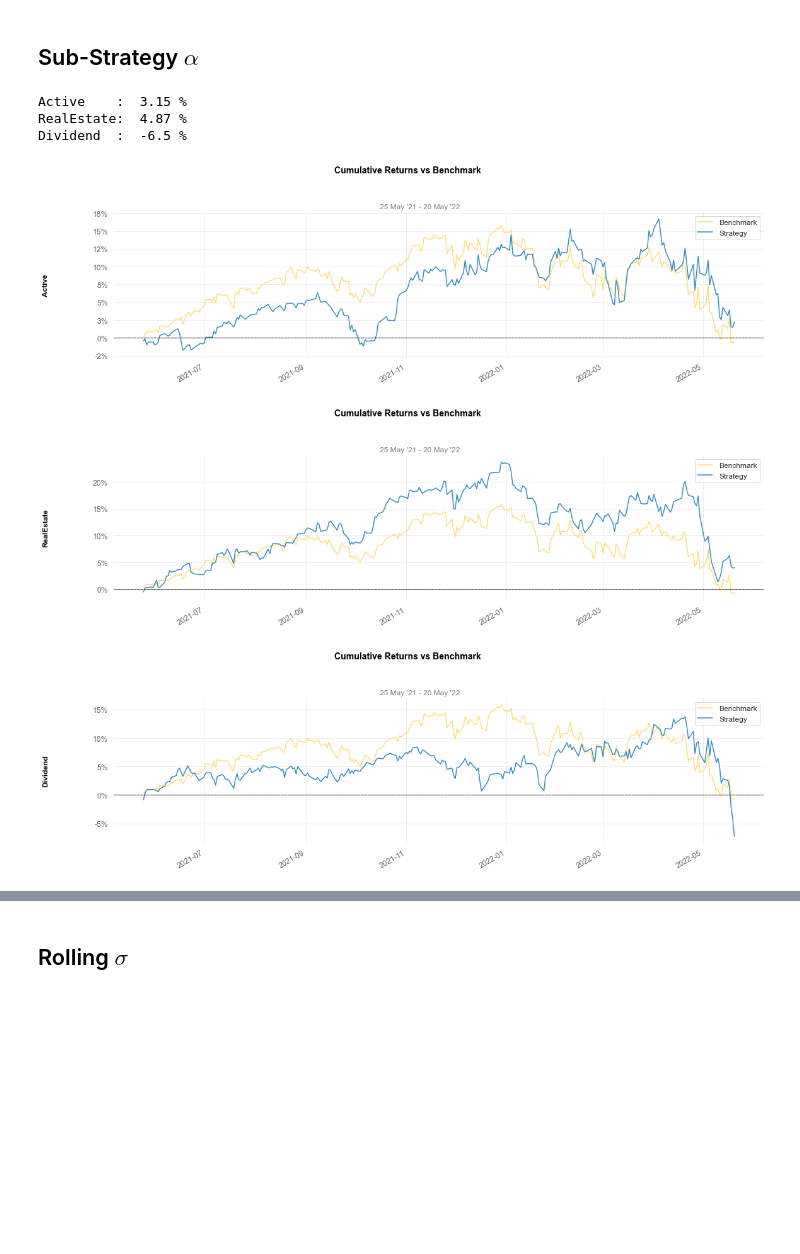
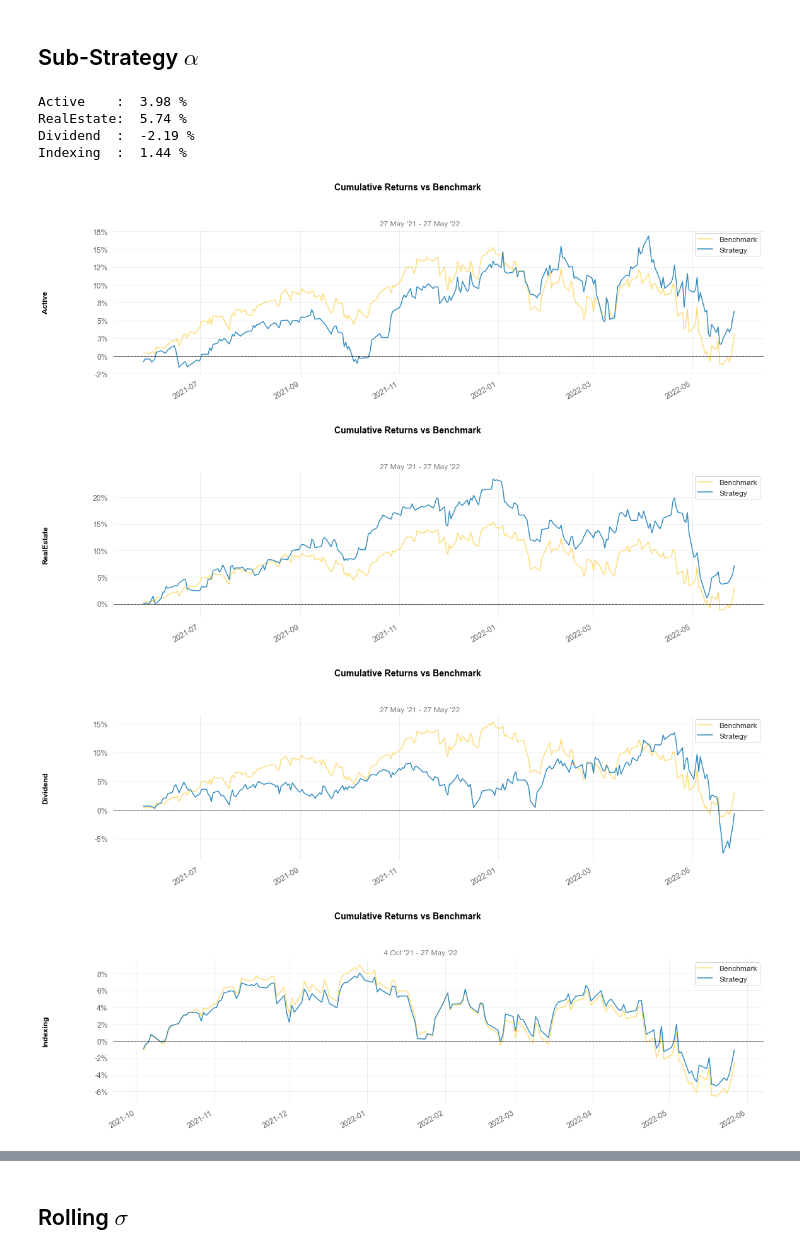
Before and after one commit to webclinic017/pyportlib, a Jupyter notebook: examples/ptf_analysis.ipynb, the cells around one changed output, grey strips where cells are left out. Cells and saved outputs as stored; diff of their text form; code cells hidden in the pictures; blank space fills up the shorter version.

```diff
--- a/examples/ptf_analysis.ipynb
+++ b/examples/ptf_analysis.ipynb
@@ -11,7 +11,3 @@ benchmark = pyportlib.Portfolio(account='bench_tfsa', currency='CAD')
 q = pyportlib.QuestradeConnection(account_name='tfsa')
 # %% [markdown]
 Updating portfolio data
-# %%
-ptf.update_data(fundamentals_and_dividends=False)
-benchmark.update_data(fundamentals_and_dividends=False)
-q.update_ptf(ptf)
@@ -34,19 +23,25 @@ lk="1y"
 active_alpha = pyportlib.stats.alpha(ptf, lookback=lk, tags=["Active"], benchmark=benchmark)
 real_estate_alpha = pyportlib.stats.alpha(ptf, lookback=lk, tags=["RealEstate"], benchmark=benchmark)
 dividend_alpha = pyportlib.stats.alpha(ptf, lookback=lk, tags=["Dividend"], benchmark=benchmark)
+indexing_alpha = pyportlib.stats.alpha(ptf, lookback=lk, tags=["Indexing"], benchmark=benchmark)
+
 
 print("Active    : ", round(active_alpha*100, 2), "%")
 print("RealEstate: ", round(real_estate_alpha*100, 2), "%")
 print("Dividend  : ", round(dividend_alpha*100, 2), "%")
+print("Indexing  : ", round(indexing_alpha*100, 2), "%")
 # %% [output]
-Active    :  3.15 %
-RealEstate:  4.87 %
-Dividend  :  -6.5 %
+Active    :  3.98 %
+RealEstate:  5.74 %
+Dividend  :  -2.19 %
+Indexing  :  1.44 %
 # %%
 pyportlib.plots.returns(ptf, tags=["Active"], benchmark=benchmark, lookback=lk, ylabel="Active", figsize=figsize)
 pyportlib.plots.returns(ptf, tags=["RealEstate"], benchmark=benchmark, lookback=lk, ylabel="RealEstate", figsize=figsize)
 pyportlib.plots.returns(ptf, tags=["Dividend"], benchmark=benchmark, lookback=lk, ylabel="Dividend", figsize=figsize)
+pyportlib.plots.returns(ptf, tags=["Indexing"], benchmark=benchmark, lookback=lk, ylabel="Indexing", figsize=figsize)
 # %% [output]
-[figure, old version]
+[figure, new version]
-[figure, old version]
+[figure, new version]
-[figure, old version]
+[figure, new version]
+[figure, added]
```
Also changed, not shown: parts of 12 cells of this notebook.
